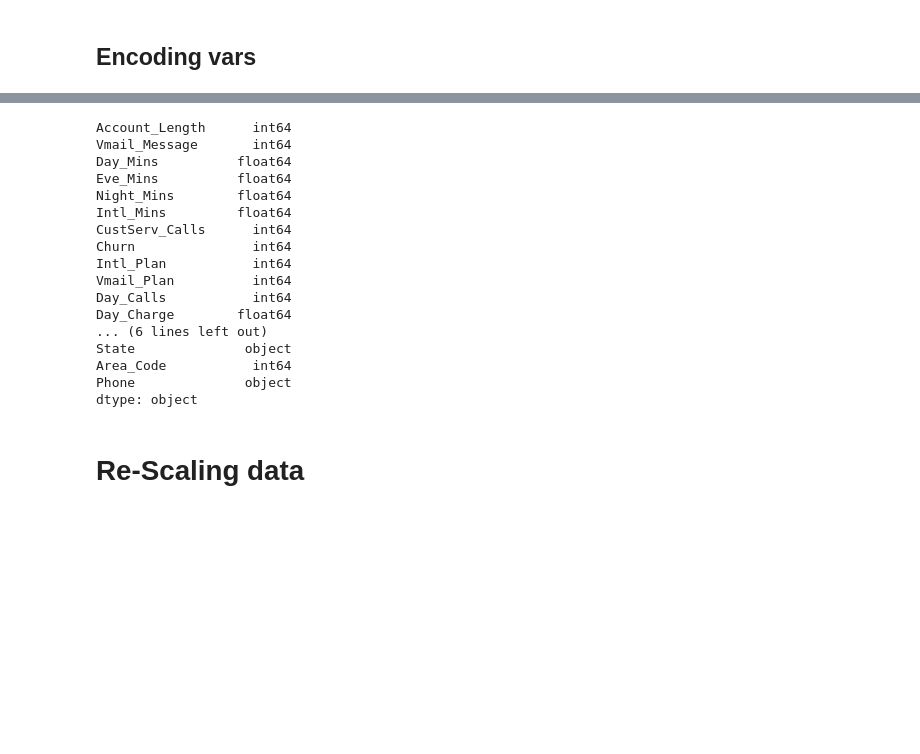
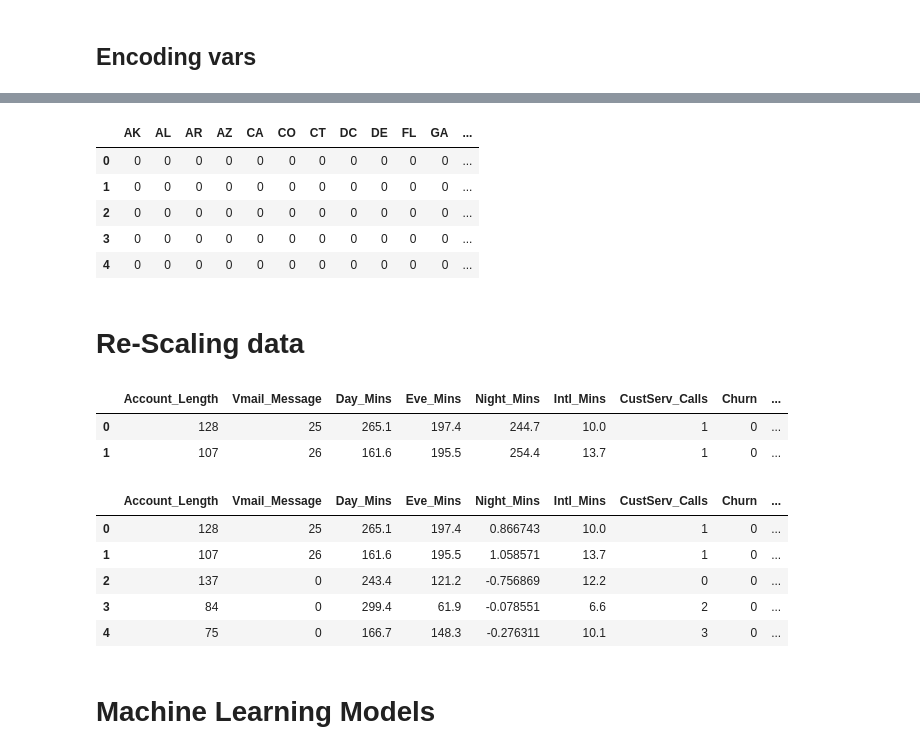
Before and after one commit to franciscofijamo/machine_learng_handson, a Jupyter notebook: ChurnTelecom.ipynb, the cells around one changed output, grey strips where cells are left out. Cells and saved outputs as stored; diff of their text form; code cells hidden in the pictures; blank space fills up the shorter version.

```diff
--- a/ChurnTelecom.ipynb
+++ b/ChurnTelecom.ipynb
@@ -36,3 +36,6 @@ df  = pd.read_csv('ChurnTelecom.csv')
+# %%
+url =  'https://datasetsbigdata.s3-sa-east-1.amazonaws.com/ChurnTelecom.csv'
+df  = pd.read_csv(url)
 # %%
 df.Churn.value_counts()
 # %% [output]
@@ -142,23 +153,12 @@ print(telco_state.head())
-# %%
-df1.dtypes
-# %% [output]
-Account_Length      int64
-Vmail_Message       int64
-Day_Mins          float64
-Eve_Mins          float64
-Night_Mins        float64
-Intl_Mins         float64
-CustServ_Calls      int64
-Churn               int64
-Intl_Plan           int64
-Vmail_Plan          int64
-Day_Calls           int64
-Day_Charge        float64
-... (6 lines left out)
-State              object
-Area_Code           int64
-Phone              object
-dtype: object
+# %%
+telco_state.head()
+# %% [output]
+|  | AK | AL | AR | AZ | CA | CO | CT | DC | DE | FL | GA | ... |
+| 0 | 0 | 0 | 0 | 0 | 0 | 0 | 0 | 0 | 0 | 0 | 0 | ... |
+| 1 | 0 | 0 | 0 | 0 | 0 | 0 | 0 | 0 | 0 | 0 | 0 | ... |
+| 2 | 0 | 0 | 0 | 0 | 0 | 0 | 0 | 0 | 0 | 0 | 0 | ... |
+| 3 | 0 | 0 | 0 | 0 | 0 | 0 | 0 | 0 | 0 | 0 | 0 | ... |
+| 4 | 0 | 0 | 0 | 0 | 0 | 0 | 0 | 0 | 0 | 0 | 0 | ... |
 # %% [markdown]
 # Re-Scaling data
 # %%
@@ -166,3 +168,9 @@ df2 = df1.copy()
+# %%
+df2.head(2)
+# %% [output]
+|  | Account_Length | Vmail_Message | Day_Mins | Eve_Mins | Night_Mins | Intl_Mins | CustServ_Calls | Churn | ... |
+| 0 | 128 | 25 | 265.1 | 197.4 | 244.7 | 10.0 | 1 | 0 | ... |
+| 1 | 107 | 26 | 161.6 | 195.5 | 254.4 | 13.7 | 1 | 0 | ... |
 # %%
 # Use standartization
 from sklearn.preprocessing import StandardScaler
@@ -171,0 +183,9 @@ from sklearn.preprocessing import StandardScaler
+# %%
+df2.head()
+# %% [output]
+|  | Account_Length | Vmail_Message | Day_Mins | Eve_Mins | Night_Mins | Intl_Mins | CustServ_Calls | Churn | ... |
+| 0 | 128 | 25 | 265.1 | 197.4 | 0.866743 | 10.0 | 1 | 0 | ... |
+| 1 | 107 | 26 | 161.6 | 195.5 | 1.058571 | 13.7 | 1 | 0 | ... |
+| 2 | 137 | 0 | 243.4 | 121.2 | -0.756869 | 12.2 | 0 | 0 | ... |
+| 3 | 84 | 0 | 299.4 | 61.9 | -0.078551 | 6.6 | 2 | 0 | ... |
+| 4 | 75 | 0 | 166.7 | 148.3 | -0.276311 | 10.1 | 3 | 0 | ... |
@@ -171,0 +194,2 @@ from sklearn.preprocessing import StandardScaler
+# %% [markdown]
+# Machine Learning Models
```
Also changed, not shown: parts of 14 cells of this notebook.
